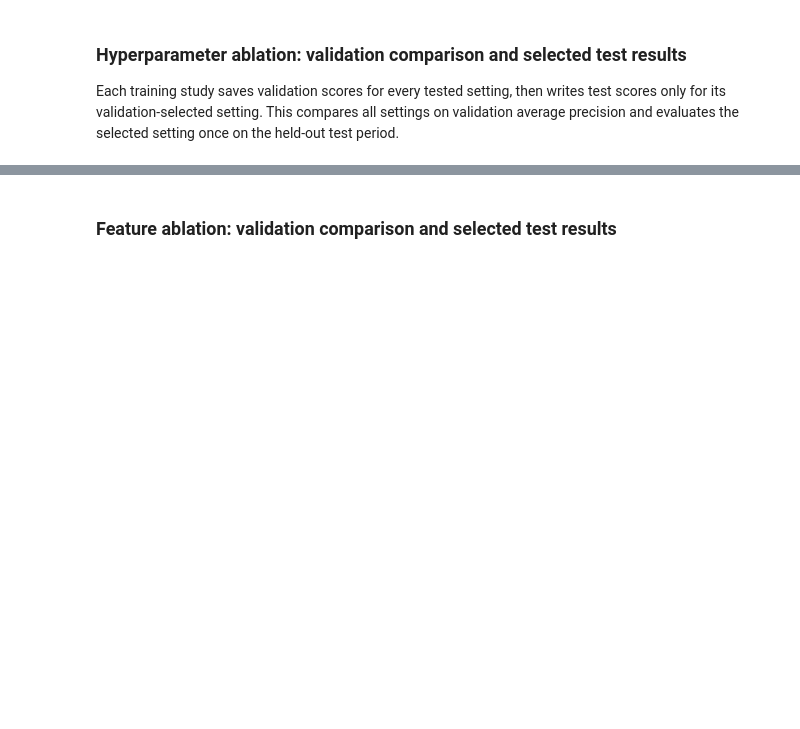
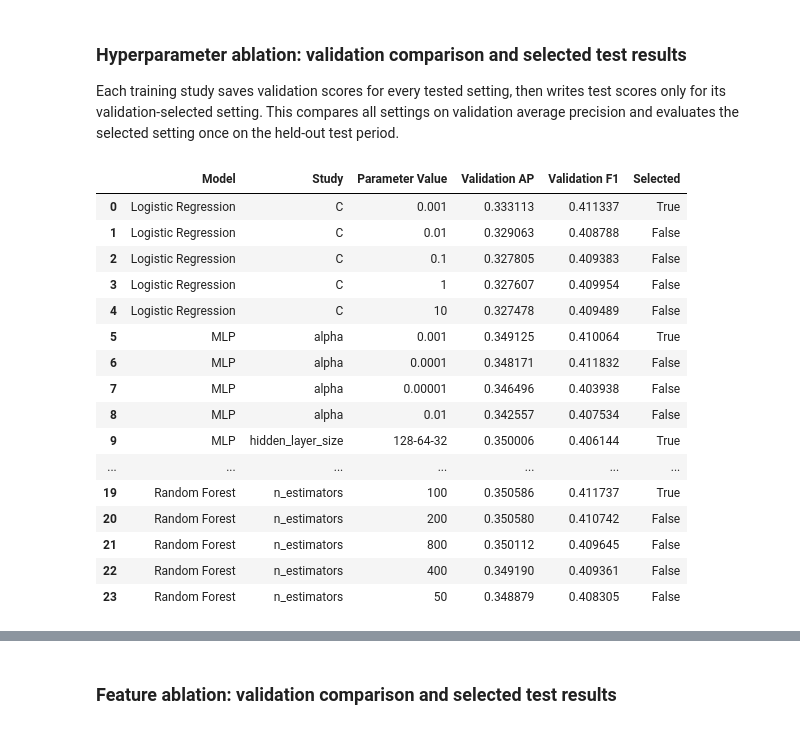
Before and after one commit to kxi-27o7/researchMethodology-RF-vs-MLP, a Jupyter notebook: workspace/evaluate_models.ipynb, the cells around one changed output, grey strips where cells are left out. Saved outputs shown, nothing was run; the diff lists cells and outputs as text; code cells hidden in the pictures; blank space fills up the shorter version.

```diff
--- a/workspace/evaluate_models.ipynb
+++ b/workspace/evaluate_models.ipynb
@@ -81,9 +81,9 @@ from sklearn.metrics import average_precision_score
 
 HYPERPARAMETER_STUDIES = [
     {"Model": "Logistic Regression", "Study": "C", "Directory": "hyperparameter_ablation", "Prefix": "C"},
-    {"Model": "Random Forest", "Study": "min_samples_leaf", "Directory": "hyperparameter_ablation", "Prefix": "min_samples_leaf"},
+    {"Model": "Random Forest", "Study": "min_samples_leaf", "Directory": "hyperparameter_ablation_leaf", "Prefix": "min_samples_leaf"},
     {"Model": "Random Forest", "Study": "n_estimators", "Directory": "hyperparameter_ablation_n_estimators", "Prefix": "n_estimators"},
-    {"Model": "MLP", "Study": "alpha", "Directory": "hyperparameter_ablation", "Prefix": "alpha"},
+    {"Model": "MLP", "Study": "alpha", "Directory": "hyperparameter_ablation_alpha", "Prefix": "alpha"},
     {"Model": "MLP", "Study": "hidden_layer_size", "Directory": "hyperparameter_ablation_hidden_layer_sizes", "Prefix": "hidden_layer_size"},
 ]
 
@@ -94,6 +94,7 @@ for study in HYPERPARAMETER_STUDIES:
     study_dir = os.path.join(RESULTS_DIRS[study["Model"]], study["Directory"])
     selected_validation_path = os.path.join(study_dir, "selected_validation.pkl")
     selected_test_path = os.path.join(study_dir, "selected_test.pkl")
+
     if not os.path.isdir(study_dir):
         raise FileNotFoundError(f"Missing hyperparameter results for {study['Model']} / {study['Study']}: {study_dir}")
     if not os.path.isfile(selected_validation_path) or not os.path.isfile(selected_test_path):
@@ -115,18 +116,30 @@ for study in HYPERPARAMETER_STUDIES:
     for candidate_path in candidate_paths:
         filename = os.path.basename(candidate_path)
         setting = filename[:-len("_validation.pkl")]
-        prefix = f"{study['Prefix']}_"
-        if not setting.startswith(prefix):
+
+        # Robust prefix matching (handles singular/plural variations like hidden_layer_size vs hidden_layer_sizes)
+        base_prefix = study["Prefix"]
+        prefixes = {f"{base_prefix}_", f"{base_prefix.rstrip('s')}_", f"{base_prefix}s_"}
+        matched_prefix = next((p for p in prefixes if setting.startswith(p)), None)
+
+        if not matched_prefix:
             raise ValueError(f"Unexpected validation artifact for {study['Model']} / {study['Study']}: {filename}")
 
-        raw_value = setting[len(prefix):]
-        numeric_value = float(raw_value)
-        parameter_value = int(numeric_value) if numeric_value.is_integer() else numeric_value
+        raw_value = setting[len(matched_prefix):]
+
+        # Safely parse parameter value: numeric types become int/float; architecture strings stay strings (e.g., '128-64-32')
+        try:
+            numeric_value = float(raw_value)
+            parameter_value = int(numeric_value) if numeric_value.is_integer() else numeric_value
+        except ValueError:
+            parameter_value = raw_value
+
         validation_df = pd.read_pickle(candidate_path)
         y_validation = validation_df["isFraud"].to_numpy()
         validation_scores = validation_df["score"].to_numpy()
         validation_ap = average_precision_score(y_validation, validation_scores)
         validation_threshold, validation_f1 = find_best_pr_threshold(y_validation, validation_scores)
+
         is_selected = (
             np.array_equal(y_validation, selected_y)
             and np.array_equal(validation_scores, selected_scores)
@@ -143,31 +156,62 @@ for study in HYPERPARAMETER_STUDIES:
             "Selected": is_selected,
         })
 
     if len(selected_candidates) != 1:
         raise ValueError(
             f"Expected one candidate matching the selected validation scores for "
             f"{study['Model']} / {study['Study']}; found {len(selected_candidates)}"
         )
 
     selected_value, selected_ap, selected_f1 = selected_candidates[0]
     threshold, _ = find_best_pr_threshold(selected_y, selected_scores)
     selected_test_df = pd.read_pickle(selected_test_path)
     test_metrics = evaluate_model(
         selected_test_df["isFraud"].to_numpy(),
         selected_test_df["score"].to_numpy(),
         threshold,
     )
     hyperparameter_test_rows.append({
         "Model": study["Model"],
         "Study": study["Study"],
         "Selected Value": selected_value,
         "Validation AP": selected_ap,
         "Threshold": threshold,
         "Validation F1": selected_f1,
         **test_metrics,
     })
 
 hyperparameter_validation_results_df = pd.DataFrame(hyperparameter_validation_rows)
-hyperparameter_validation_results_df.sort_values(
+hyperparameter_validation_results_df = hyperparameter_validation_results_df.sort_values(
     ["Model", "Study", "Validation AP"], ascending=[True, True, False]
 ).reset_index(drop=True)
+
+hyperparameter_test_results_df = pd.DataFrame(hyperparameter_test_rows)
+
+pd.set_option('display.max_rows', None)
+pd.set_option('display.max_columns', None)
+pd.set_option('display.width', 1000)
+
+display(hyperparameter_validation_results_df)
+
+display(hyperparameter_test_results_df[[
+    "Model", "Study", "Selected Value", "Validation AP", "Threshold", "Validation F1",
+    "Accuracy", "Precision", "Recall", "Specificity", "F1-Score", "MCC",
+]])
+# %% [output]
+|  | Model | Study | Parameter Value | Validation AP | Validation F1 | Selected |
+| 0 | Logistic Regression | C | 0.001 | 0.333113 | 0.411337 | True |
+| 1 | Logistic Regression | C | 0.01 | 0.329063 | 0.408788 | False |
+| 2 | Logistic Regression | C | 0.1 | 0.327805 | 0.409383 | False |
+| 3 | Logistic Regression | C | 1 | 0.327607 | 0.409954 | False |
+| 4 | Logistic Regression | C | 10 | 0.327478 | 0.409489 | False |
+| 5 | MLP | alpha | 0.001 | 0.349125 | 0.410064 | True |
+| 6 | MLP | alpha | 0.0001 | 0.348171 | 0.411832 | False |
+| 7 | MLP | alpha | 0.00001 | 0.346496 | 0.403938 | False |
+| 8 | MLP | alpha | 0.01 | 0.342557 | 0.407534 | False |
+| 9 | MLP | hidden_layer_size | 128-64-32 | 0.350006 | 0.406144 | True |
+| ... | ... | ... | ... | ... | ... | ... |
+| 19 | Random Forest | n_estimators | 100 | 0.350586 | 0.411737 | True |
+| 20 | Random Forest | n_estimators | 200 | 0.350580 | 0.410742 | False |
+| 21 | Random Forest | n_estimators | 800 | 0.350112 | 0.409645 | False |
+| 22 | Random Forest | n_estimators | 400 | 0.349190 | 0.409361 | False |
+| 23 | Random Forest | n_estimators | 50 | 0.348879 | 0.408305 | False |
```
Also changed, not shown: parts of 6 cells of this notebook, 4 other files.
